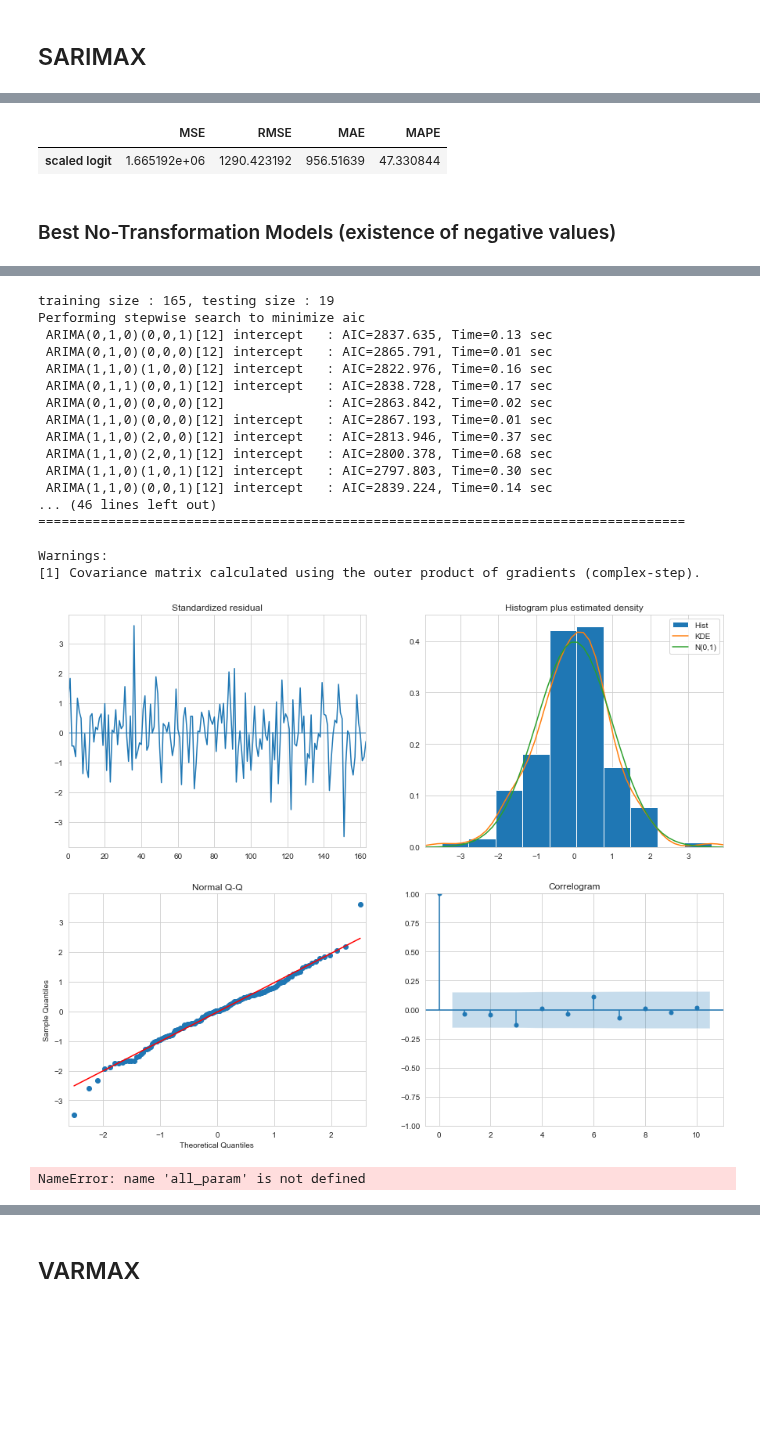
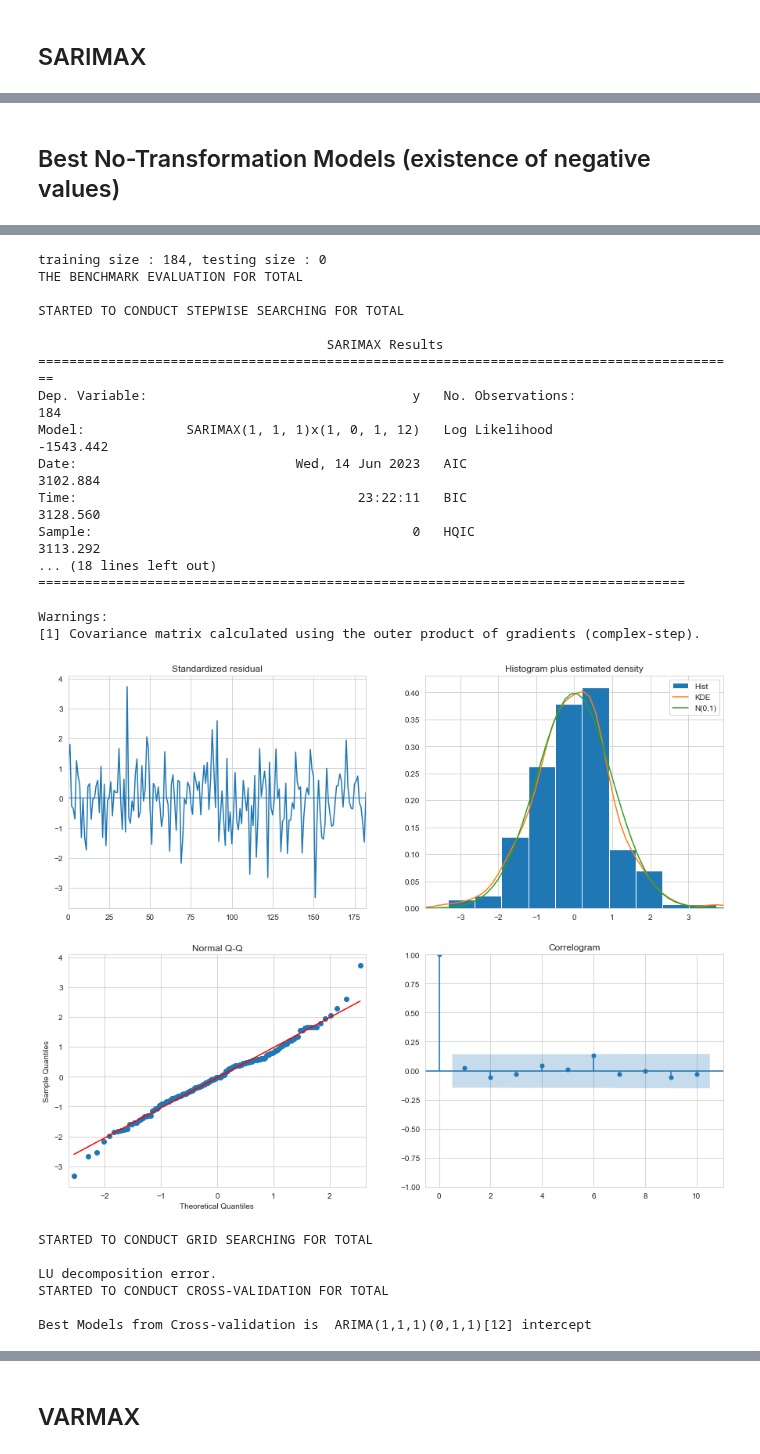
Before and after one commit to worldbank/pacific-observatory, a Jupyter notebook: scripts/notebooks/Tourism/modelling/palau(demo).ipynb, the cells around one changed output, grey strips where cells are left out. Cells and saved outputs as stored; diff of their text form; code cells hidden in the pictures; blank space fills up the shorter version.

```diff
--- a/scripts/notebooks/Tourism/modelling/palau(demo).ipynb
+++ b/scripts/notebooks/Tourism/modelling/palau(demo).ipynb
@@ -335,25 +185,9 @@ plt.show()
-# %%
-pred_series = best_ps_mod["train_pred"].fillna(0) + best_ps_mod["test_pred"].fillna(0)
-sl_eval = pd.DataFrame(calculate_evaluation(palau["Total"], pred_series), index=["scaled logit"])
-sl_eval
-# %% [output]
-|  | MSE | RMSE | MAE | MAPE |
-| scaled logit | 1.665192e+06 | 1290.423192 | 956.51639 | 47.330844 |
 # %% [markdown]
-### Best No-Transformation Models (existence of negative values)
+## Best No-Transformation Models (existence of negative values)
 # %%
-po = SARIMAXPipeline(data=palau, y_var="Total", exog_var=["covid", "palau_travel"], transform_method=None)
-po.transform()
-po_sw = po.stepwise_search()
-po_msres = po.manual_search(params=all_param)
-po_msres.sort(key=lambda x: x[1])
-
-po_models = []
-po_models.append(pm.ARIMA(
-    po_sw["order"], po_sw["seasonal_order"],  exog=po.exog[:po.training_size]))
-
-for res in po_msres[:5]:
-    order, seasonal_order = res[-1]
-    model = pm.ARIMA(order, seasonal_order, exog=po.exog[:po.training_size])
-    po_models.append(model)
+from sarimaxs import run_sarimax
+palau_original = run_sarimax(country="palau",
+                             y_vars=["total"],
+                             exog_var=["covid", "stringency_index", "palau_travel"],
+                             method=None)
 # %% [output]
@@ -360,19 +200,24 @@ for res in po_msres[:5]:
-training size : 165, testing size : 19
-Performing stepwise search to minimize aic
- ARIMA(0,1,0)(0,0,1)[12] intercept   : AIC=2837.635, Time=0.13 sec
- ARIMA(0,1,0)(0,0,0)[12] intercept   : AIC=2865.791, Time=0.01 sec
- ARIMA(1,1,0)(1,0,0)[12] intercept   : AIC=2822.976, Time=0.16 sec
- ARIMA(0,1,1)(0,0,1)[12] intercept   : AIC=2838.728, Time=0.17 sec
- ARIMA(0,1,0)(0,0,0)[12]             : AIC=2863.842, Time=0.02 sec
- ARIMA(1,1,0)(0,0,0)[12] intercept   : AIC=2867.193, Time=0.01 sec
- ARIMA(1,1,0)(2,0,0)[12] intercept   : AIC=2813.946, Time=0.37 sec
- ARIMA(1,1,0)(2,0,1)[12] intercept   : AIC=2800.378, Time=0.68 sec
- ARIMA(1,1,0)(1,0,1)[12] intercept   : AIC=2797.803, Time=0.30 sec
- ARIMA(1,1,0)(0,0,1)[12] intercept   : AIC=2839.224, Time=0.14 sec
-... (46 lines left out)
+training size : 184, testing size : 0
+THE BENCHMARK EVALUATION FOR TOTAL
+
+STARTED TO CONDUCT STEPWISE SEARCHING FOR TOTAL
+
+                                     SARIMAX Results
+==========================================================================================
+Dep. Variable:                                  y   No. Observations:                  184
+Model:             SARIMAX(1, 1, 1)x(1, 0, 1, 12)   Log Likelihood               -1543.442
+Date:                            Wed, 14 Jun 2023   AIC                           3102.884
+Time:                                    23:22:11   BIC                           3128.560
+Sample:                                         0   HQIC                          3113.292
+... (18 lines left out)
 ===================================================================================
 
 Warnings:
 [1] Covariance matrix calculated using the outer product of gradients (complex-step).
-[figure, old version]
+[figure, new version]
-NameError: name 'all_param' is not defined
+STARTED TO CONDUCT GRID SEARCHING FOR TOTAL
+
+LU decomposition error.
+STARTED TO CONDUCT CROSS-VALIDATION FOR TOTAL
+
+Best Models from Cross-validation is  ARIMA(1,1,1)(0,1,1)[12] intercept
```
Also changed, not shown: parts of 30 cells of this notebook, 30 other files.
